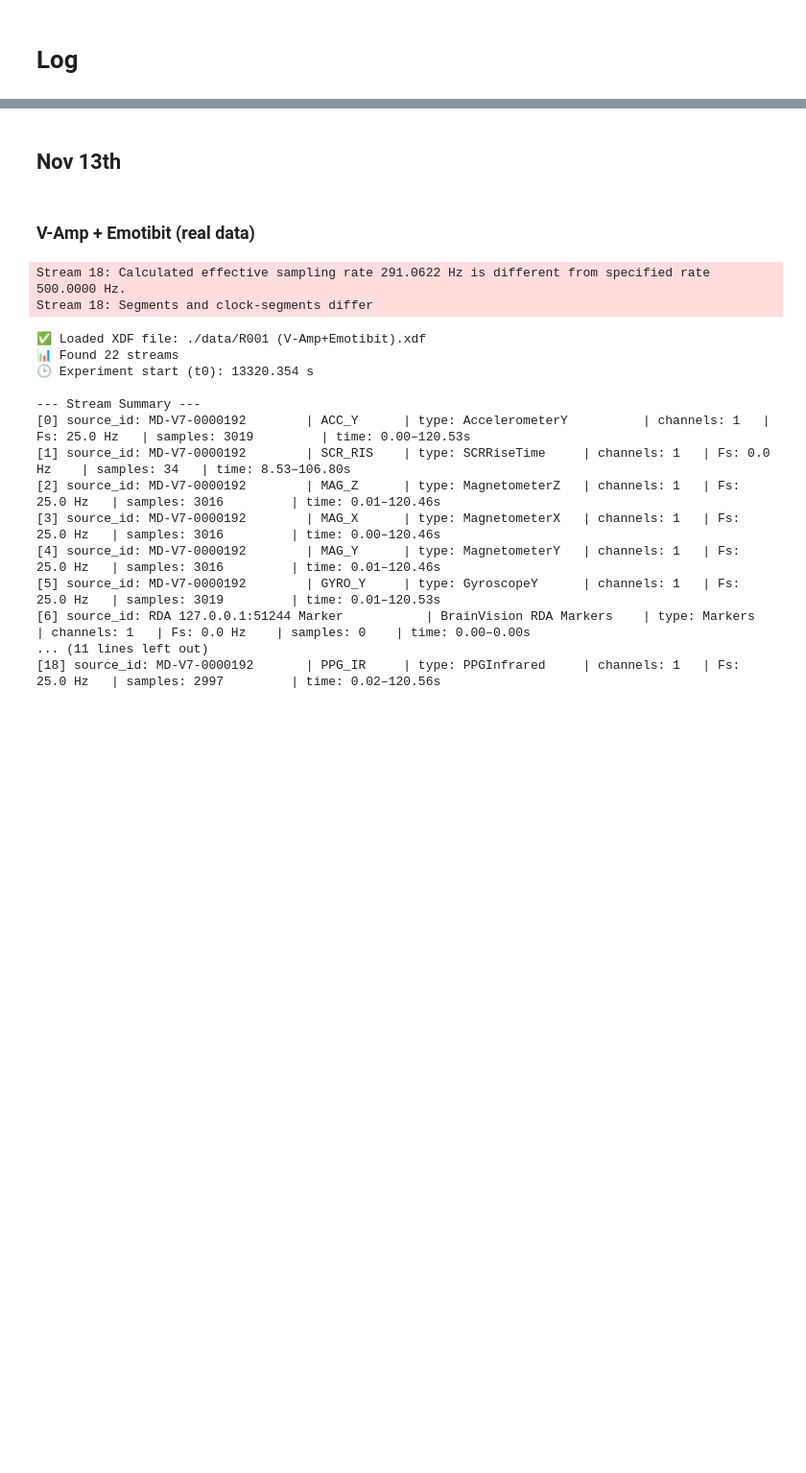
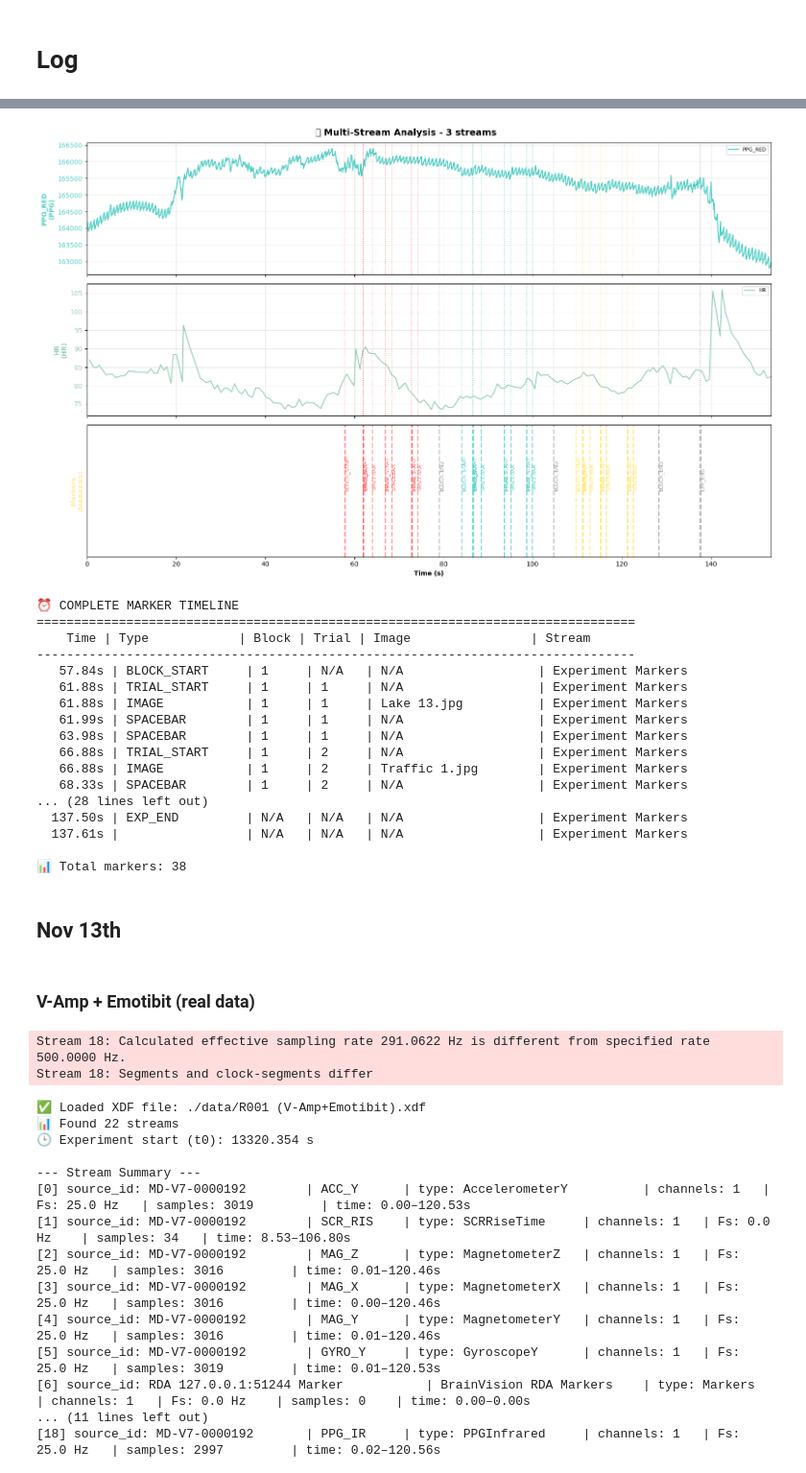
Before and after one commit to mindhiveproject/evs-experimentalSoftware, a Jupyter notebook: dev-log.ipynb, the cells around one changed output, grey strips where cells are left out. Shown at 96% size. Saved outputs shown, nothing was run; the diff lists cells and outputs as text; code cells hidden in the pictures; blank space fills up the shorter version.

```diff
--- a/dev-log.ipynb
+++ b/dev-log.ipynb
@@ -2,0 +5,6 @@
+# %%
+# In your other Python file (e.g., analysis.py)
+from LabRecorder_Viewer import XDFExplorer
+
+# Create an instance
+explorer = XDFExplorer("./data/block_Default.xdf")
@@ -3,3 +49,39 @@
+# %%
+labels = [
+    # "PPG_IR",
+    "PPG_RED",
+    # "EDA",
+    # "HR",
+    "HR",
+    "Markers",
+    ]
+explorer.plot_streams_enhanced(
+    indices= [12, 4, 19],
+    channels_per_stream=[[0], [0], [0]],  # Each stream has 1 channel
+    max_duration=9000,  # Adjust as needed
+    labels=labels,
+    show_markers=True
+)
+explorer.print_marker_timeline()
+# %% [output]
+[figure, added]
+⏰ COMPLETE MARKER TIMELINE
+================================================================================
+    Time | Type            | Block | Trial | Image                | Stream
+--------------------------------------------------------------------------------
+   57.84s | BLOCK_START     | 1     | N/A   | N/A                  | Experiment Markers
+   61.88s | TRIAL_START     | 1     | 1     | N/A                  | Experiment Markers
+   61.88s | IMAGE           | 1     | 1     | Lake 13.jpg          | Experiment Markers
+   61.99s | SPACEBAR        | 1     | 1     | N/A                  | Experiment Markers
+   63.98s | SPACEBAR        | 1     | 1     | N/A                  | Experiment Markers
+   66.88s | TRIAL_START     | 1     | 2     | N/A                  | Experiment Markers
+   66.88s | IMAGE           | 1     | 2     | Traffic 1.jpg        | Experiment Markers
+   68.33s | SPACEBAR        | 1     | 2     | N/A                  | Experiment Markers
+... (28 lines left out)
+  137.50s | EXP_END         | N/A   | N/A   | N/A                  | Experiment Markers
+  137.61s |                 | N/A   | N/A   | N/A                  | Experiment Markers
+
+📊 Total markers: 38
 # %% [markdown]
 ## Nov 13th
 # %% [markdown]
```
Also changed, not shown: parts of 3 cells of this notebook.
